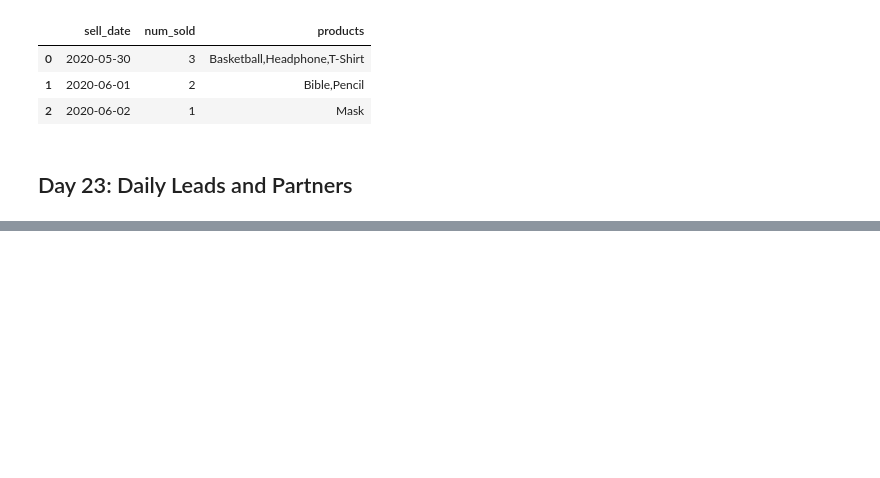
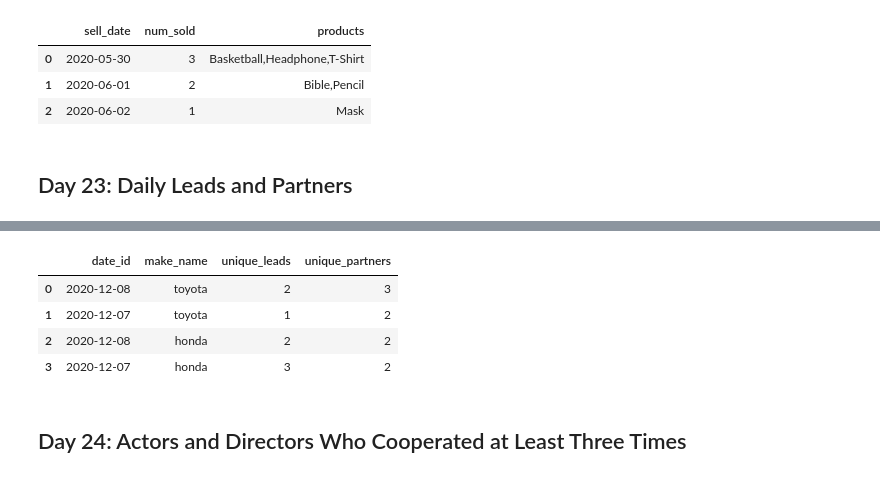
Before and after one commit to mkkhan151/30-days-pandas-challange, a Jupyter notebook: 30_Days_of_Pandas_LeetCode_Challage.ipynb, the cells around one changed output, grey strips where cells are left out. Drawn from its saved outputs; the diff is of its cells as text; code cells hidden in the pictures; blank space fills up the shorter version.

```diff
--- a/30_Days_of_Pandas_LeetCode_Challage.ipynb
+++ b/30_Days_of_Pandas_LeetCode_Challage.ipynb
@@ -1885,0 +1972,16 @@ categorize_products(activities)
+# %%
+def daily_leads_and_partners(daily_sales: pd.DataFrame) -> pd.DataFrame:
+    return daily_sales.groupby(['date_id', 'make_name'], as_index=False, sort=False).agg(
+        unique_leads = pd.NamedAgg(column='lead_id', aggfunc='nunique'),
+        unique_partners = pd.NamedAgg(column='partner_id', aggfunc='nunique')
+    )
+
+daily_leads_and_partners(daily_sales)
+# %% [output]
+|  | date_id | make_name | unique_leads | unique_partners |
+| 0 | 2020-12-08 | toyota | 2 | 3 |
+| 1 | 2020-12-07 | toyota | 1 | 2 |
+| 2 | 2020-12-08 | honda | 2 | 2 |
+| 3 | 2020-12-07 | honda | 3 | 2 |
+# %% [markdown]
+## Day 24: Actors and Directors Who Cooperated at Least Three Times
```
Also changed, not shown: parts of 3 cells of this notebook.
